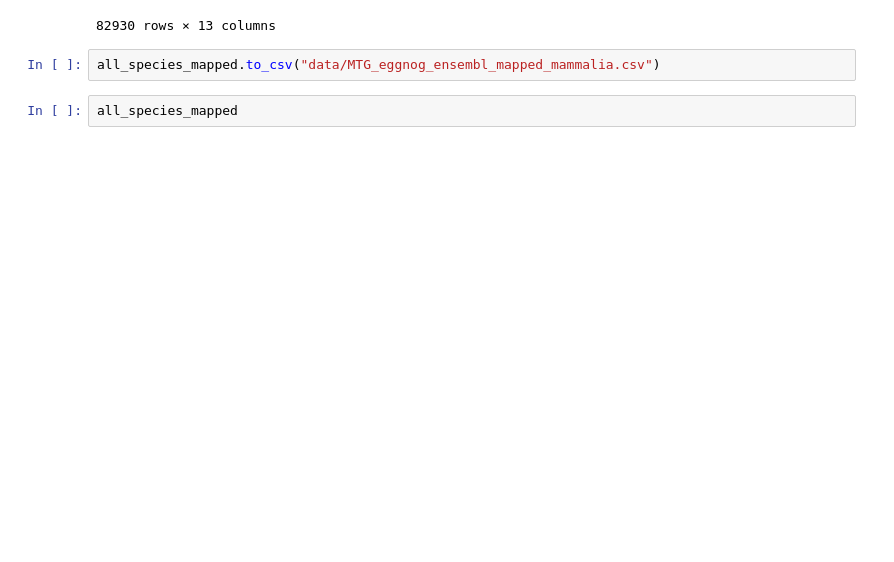
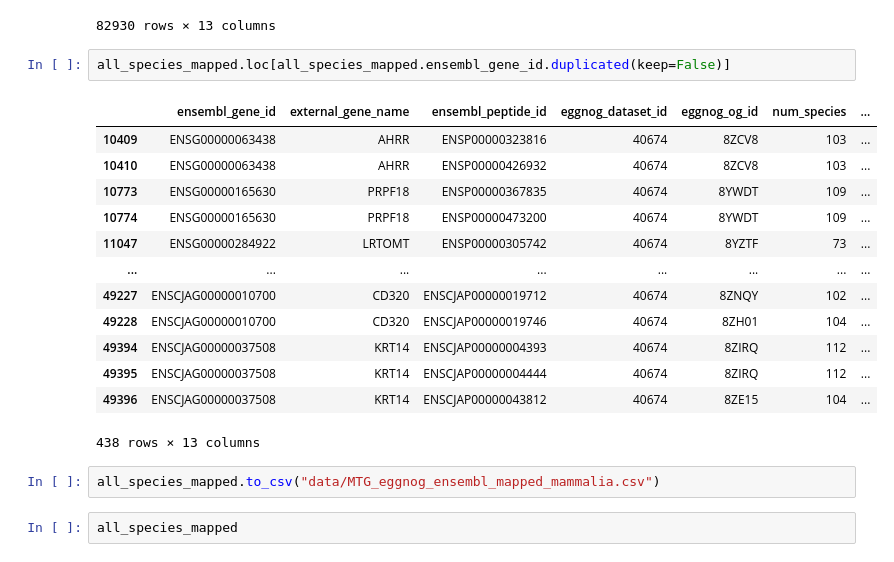
Before and after one commit to Papatheodorou-Group/GeneSpectraKG, a Jupyter notebook: test_kg.ipynb, the cells around one changed output. Saved outputs shown, nothing was run; the diff lists cells and outputs as text; blank space fills up the shorter version.

```diff
--- a/test_kg.ipynb
+++ b/test_kg.ipynb
@@ -104,6 +104,22 @@ all_species_mapped
 | 82928 | ENSGGOG00000039549 | PCP4L1 | ENSGGOP00000037529 | 40674 | 8ZJVK | 103 | ... |
 | 82929 | ENSGGOG00000022273 | LRGUK | ENSGGOP00000026851 | 40674 | 8ZASG | 111 | ... |
 82930 rows × 13 columns
+# %%
+all_species_mapped.loc[all_species_mapped.ensembl_gene_id.duplicated(keep=False)]
+# %% [output]
+|  | ensembl_gene_id | external_gene_name | ensembl_peptide_id | eggnog_dataset_id | eggnog_og_id | num_species | ... |
+| 10409 | ENSG00000063438 | AHRR | ENSP00000323816 | 40674 | 8ZCV8 | 103 | ... |
+| 10410 | ENSG00000063438 | AHRR | ENSP00000426932 | 40674 | 8ZCV8 | 103 | ... |
+| 10773 | ENSG00000165630 | PRPF18 | ENSP00000367835 | 40674 | 8YWDT | 109 | ... |
+| 10774 | ENSG00000165630 | PRPF18 | ENSP00000473200 | 40674 | 8YWDT | 109 | ... |
+| 11047 | ENSG00000284922 | LRTOMT | ENSP00000305742 | 40674 | 8YZTF | 73 | ... |
+| ... | ... | ... | ... | ... | ... | ... | ... |
+| 49227 | ENSCJAG00000010700 | CD320 | ENSCJAP00000019712 | 40674 | 8ZNQY | 102 | ... |
+| 49228 | ENSCJAG00000010700 | CD320 | ENSCJAP00000019746 | 40674 | 8ZH01 | 104 | ... |
+| 49394 | ENSCJAG00000037508 | KRT14 | ENSCJAP00000004393 | 40674 | 8ZIRQ | 112 | ... |
+| 49395 | ENSCJAG00000037508 | KRT14 | ENSCJAP00000004444 | 40674 | 8ZIRQ | 112 | ... |
+| 49396 | ENSCJAG00000037508 | KRT14 | ENSCJAP00000043812 | 40674 | 8ZE15 | 104 | ... |
+438 rows × 13 columns
 # %%
 all_species_mapped.to_csv("data/MTG_eggnog_ensembl_mapped_mammalia.csv")
 # %%
```
Also changed, not shown: parts of 16 cells of this notebook, 5 other files.
